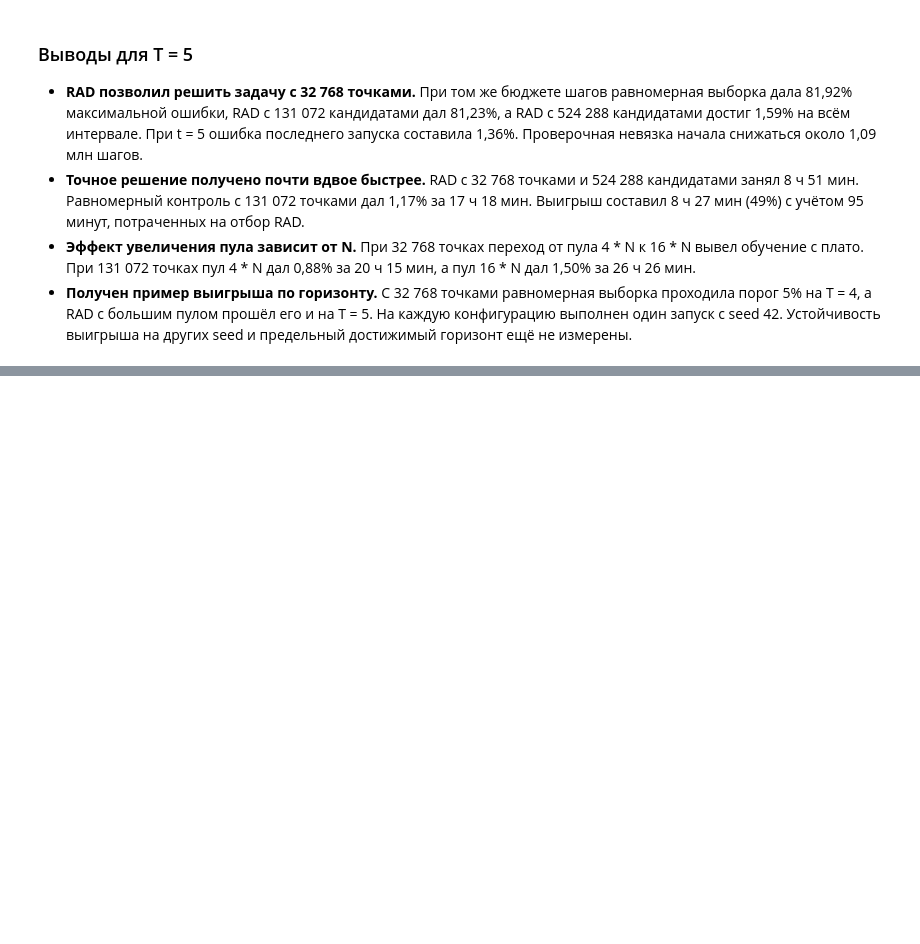
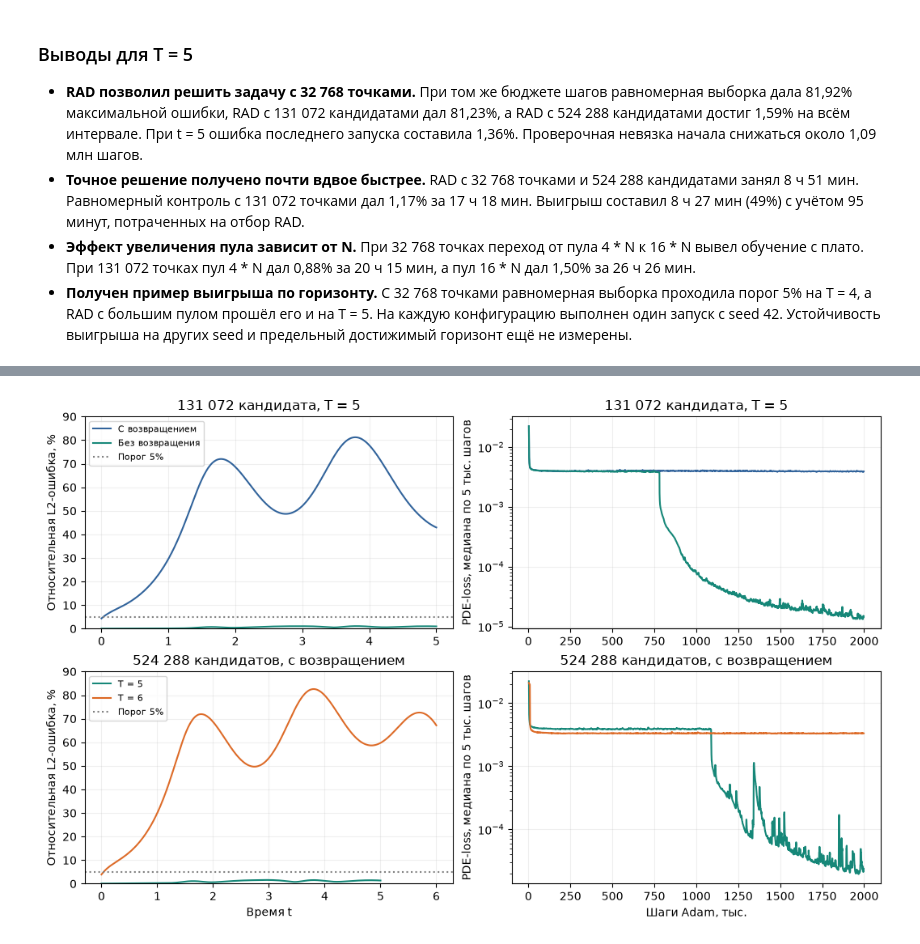
Before and after one commit to ArtemGemuzov/lle-solver, a Jupyter notebook: experiments/06_pinn-rad-sampling/pinn-rad-sampling.ipynb, the cells around one changed output, grey strips where cells are left out. Saved outputs shown, nothing was run; the diff lists cells and outputs as text; code cells hidden in the pictures; blank space fills up the shorter version.

```diff
--- a/experiments/06_pinn-rad-sampling/pinn-rad-sampling.ipynb
+++ b/experiments/06_pinn-rad-sampling/pinn-rad-sampling.ipynb
@@ -385,0 +471,30 @@ plt.show()
+# %%
+comparisons = (
+    ("131 072 кандидата, T = 5", (
+        ((5, 131_072, True), "#31639b", "С возвращением"),
+        ((5, 131_072, False), "#168778", "Без возвращения"),
+    )),
+    ("524 288 кандидатов, с возвращением", (
+        ((5, 524_288, True), "#168778", "T = 5"),
+        ((6, 524_288, True), "#dd6b28", "T = 6"),
+    )),
+)
+
+fig, axes = plt.subplots(2, 2, figsize=(10.4, 6.5), layout="constrained")
+for (err_ax, loss_ax), (title, cases) in zip(axes, comparisons, strict=True):
+    for key, color, label in cases:
+        times_case, error, steps, pde = followup[key]
+        err_ax.plot(times_case, error, color=color, label=label)
+        windows = np.lib.stride_tricks.sliding_window_view(pde[1:, 1], 51)
+        loss_ax.semilogy(steps[26:-25] / 1000, np.median(windows, axis=1), color=color)
+    err_ax.axhline(5, color="0.5", linestyle=":", label="Порог 5%")
+    err_ax.set(title=title, ylabel="Относительная L2-ошибка, %", ylim=(0, 90))
+    loss_ax.set(title=title, ylabel="PDE-loss, медиана по 5 тыс. шагов")
+    err_ax.legend(loc="upper left", fontsize=8)
+    for ax in (err_ax, loss_ax):
+        ax.grid(alpha=0.2)
+axes[1, 0].set_xlabel("Время t")
+axes[1, 1].set_xlabel("Шаги Adam, тыс.")
+plt.show()
+# %% [output]
+[figure, added]
```
Also changed, not shown: parts of 3 cells of this notebook.
